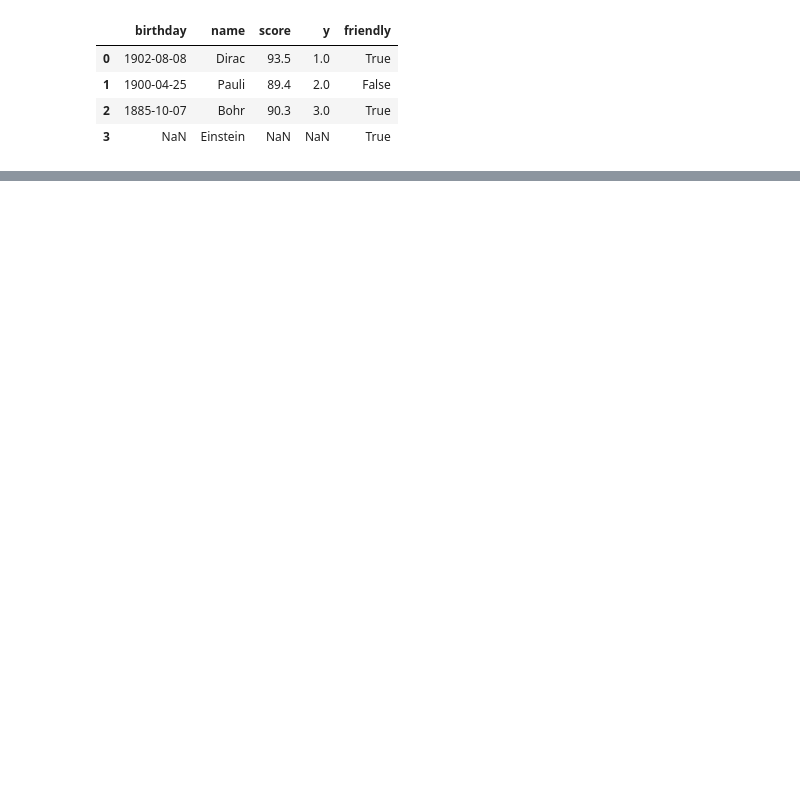
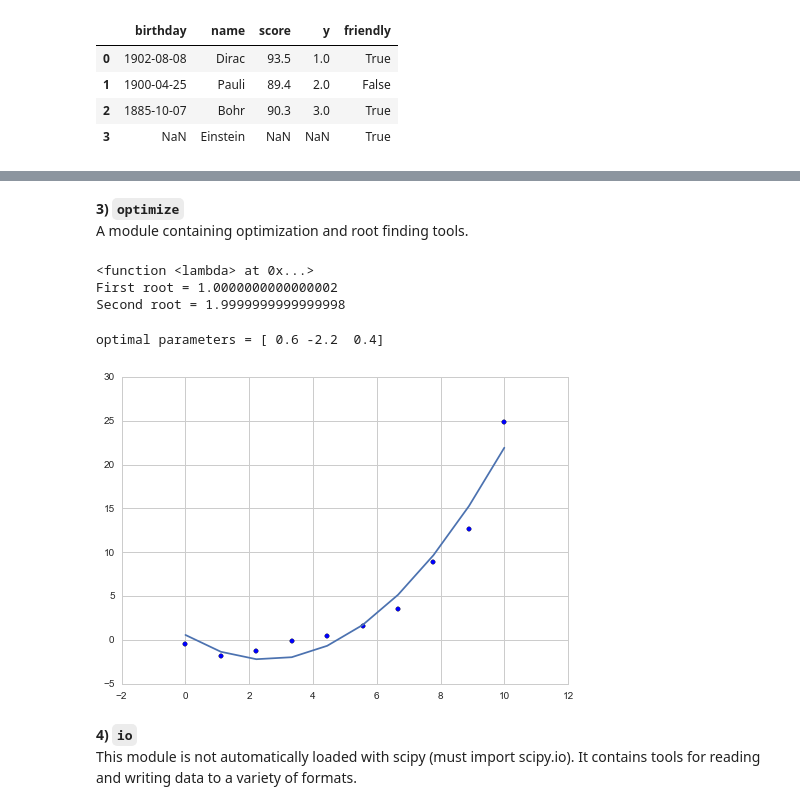
Before and after one commit to zazencodes/most_popular_functions, a Jupyter notebook: popular_python_functions.ipynb, the cells around one changed output, grey strips where cells are left out. Cells and saved outputs as stored; diff of their text form; code cells hidden in the pictures; blank space fills up the shorter version.

```diff
--- a/popular_python_functions.ipynb
+++ b/popular_python_functions.ipynb
@@ -305,0 +453,42 @@ pd.isnull(df_merge)
+# %% [markdown]
+**3) `optimize`**
+A module containing optimization and root finding tools.
+# %%
+# Find roots of a quadratic function
+
+f = lambda x: x**2 - 3*x + 2 # = (x-1)*(x-2)
+print(f)
+roots = (sp.optimize.brentq(f=f, a=0, b=1.5),
+         sp.optimize.brentq(f=f, a=1.5, b=5))
+print('First root =', roots[0])
+print('Second root =', roots[1])
+# %% [output]
+<function <lambda> at 0x...>
+First root = 1.0000000000000002
+Second root = 1.9999999999999998
+# %%
+# Least square parameter optimization
+
+x = np.linspace(0, 10, 10)
+y = np.array([-0.5, -1.8, -1.3, -0.1, 0.4,
+              1.6, 3.5, 8.9, 12.6, 24.8])
+
+# Quadratic functional form to fit
+f = lambda beta, x:  beta[0] + beta[1]*x + beta[2]*x**2
+
+# Differences between f and actual values
+error_function = lambda beta, x, y: f(beta, x) - y
+
+# Initial guess for parameters
+beta_0 = (0.0, 0.0, 0.0)
+
+beta, _ = sp.optimize.leastsq(func=error_function, x0=beta_0, args=(x, y))
+print('optimal parameters =', beta)
+plt.scatter(x, y); plt.plot(x, [f(beta, xx) for xx in x])
+plt.show()
+# %% [output]
+optimal parameters = [ 0.6 -2.2  0.4]
+[figure, added]
+# %% [markdown]
+**4) `io`**
+This module is not automatically loaded with scipy (must import scipy.io). It contains tools for reading and writing data to a variety of formats.
```
Also changed, not shown: parts of 82 cells of this notebook, 6 other files.
